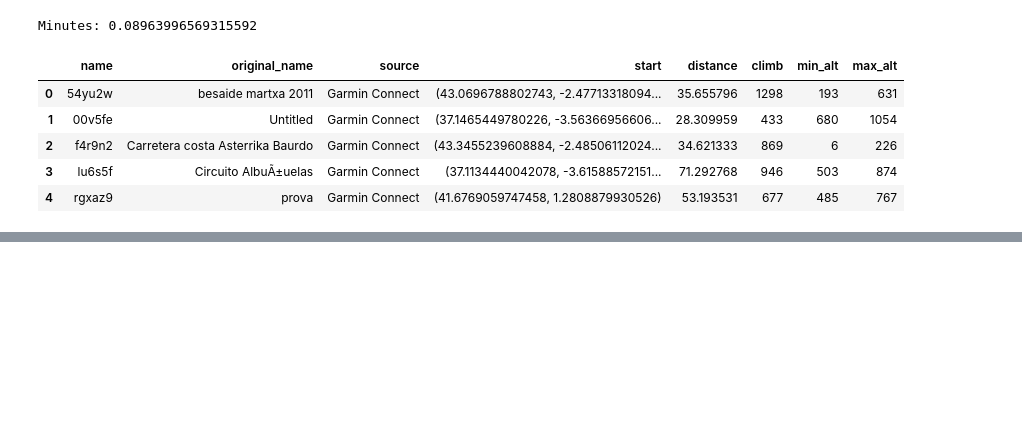
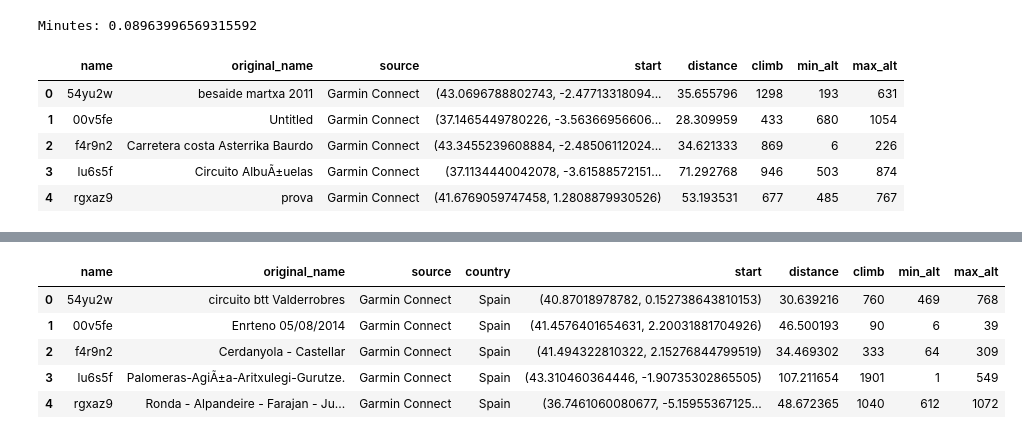
Before and after one commit to x-esteban/Port-Scrapper, a Jupyter notebook: gpx_parser.ipynb, the cells around one changed output, grey strips where cells are left out. Drawn from its saved outputs; the diff is of its cells as text; code cells hidden in the pictures; blank space fills up the shorter version.

Commit message:
Finished function with country detection and error handling.

```diff
--- a/gpx_parser.ipynb
+++ b/gpx_parser.ipynb
@@ -326,0 +327,6 @@ The function works fine but it takes a very long time to process each file. This
+# %%
+from geopy.geocoders import Nominatim
+geolocator = Nominatim(user_agent="http")
+location = geolocator.reverse(tuple([51.5074,0.1278]))
+
+print(location.address.split(',')[-1][1:])
@@ -326,0 +339,2 @@ The function works fine but it takes a very long time to process each file. This
+# %%
+split_string = location.address.split(',')
@@ -326,0 +766,27 @@ The function works fine but it takes a very long time to process each file. This
+# %%
+def gpx_creator():
+    """
+    Input: none, but all target gpx files must be in a folder named 'gpx'.
+
+    Output: new gpx files created as per 'parser' function.
+
+    """
+    start = time.time() #Starting our timer.
+
+    directory = 'gpx' #The folder containing the gpx files.
+    parsed_list = []
+
+    files = Path(directory).glob('*') #Using all files in the folder as input.
+    i = 0
+    for file in files:
+        name = alpha[i]
+        parsed = parser(file, name)
+        if parsed != None:
+            parsed_list.append(parsed)
+            i = i+1
+
+    stop = time.time() #Stopping our timer.
+    duration = (stop - start) / 60
+
+    df = pd.DataFrame(parsed_list)
+    return df #Returning the elapsed minutes.
@@ -326,0 +825,9 @@ The function works fine but it takes a very long time to process each file. This
+# %%
+df.head()
+# %% [output]
+|  | name | original_name | source | country | start | distance | climb | min_alt | max_alt |
+| 0 | 54yu2w | circuito btt Valderrobres | Garmin Connect | Spain | (40.87018978782, 0.152738643810153) | 30.639216 | 760 | 469 | 768 |
+| 1 | 00v5fe | Enrteno 05/08/2014 | Garmin Connect | Spain | (41.4576401654631, 2.20031881704926) | 46.500193 | 90 | 6 | 39 |
+| 2 | f4r9n2 | Cerdanyola - Castellar | Garmin Connect | Spain | (41.494322810322, 2.15276844799519) | 34.469302 | 333 | 64 | 309 |
+| 3 | lu6s5f | Palomeras-AgiÃ±a-Aritxulegi-Gurutze. | Garmin Connect | Spain | (43.310460364446, -1.90735302865505) | 107.211654 | 1901 | 1 | 549 |
+| 4 | rgxaz9 | Ronda - Alpandeire - Farajan - Ju... | Garmin Connect | Spain | (36.7461060080677, -5.15955367125... | 48.672365 | 1040 | 612 | 1072 |
```
Also changed, not shown: parts of 47 cells of this notebook.
